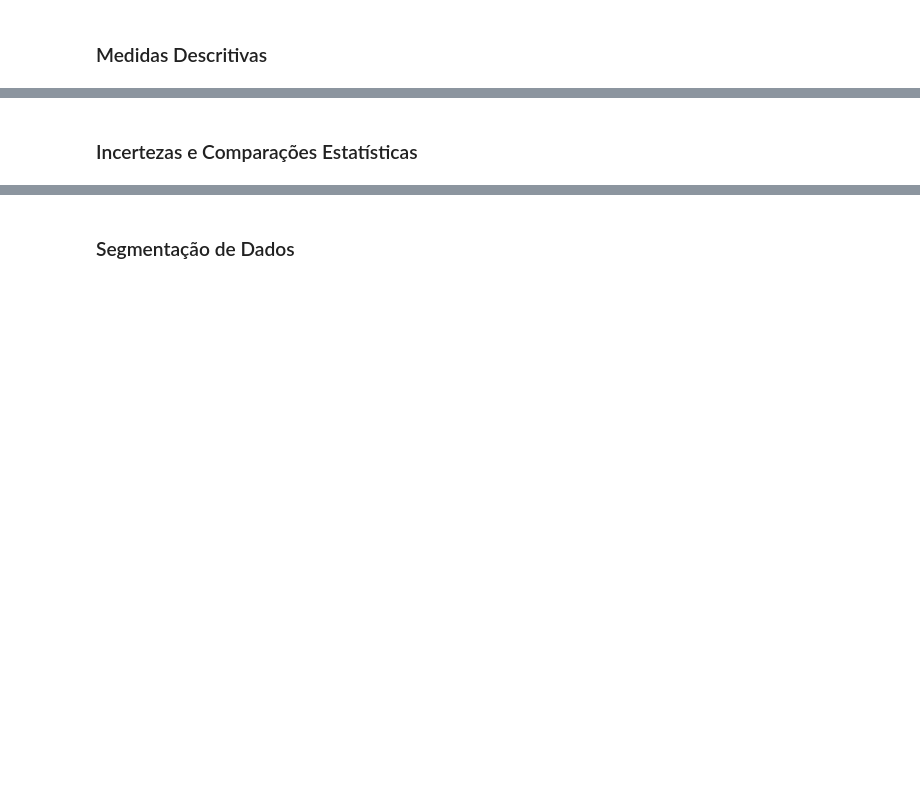
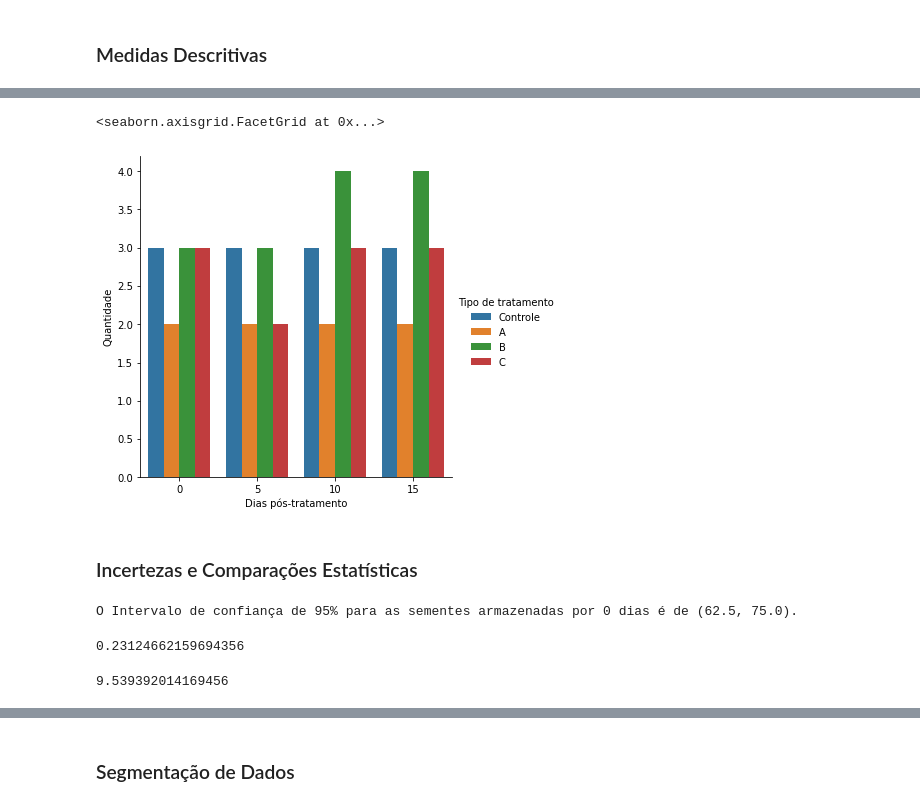
Before and after one commit to Cizika/Projeto-Sementes, a Jupyter notebook: AnáliseSementes.ipynb, the cells around one changed output, grey strips where cells are left out. Saved outputs shown, nothing was run; the diff lists cells and outputs as text; code cells hidden in the pictures; blank space fills up the shorter version.

```diff
--- a/AnáliseSementes.ipynb
+++ b/AnáliseSementes.ipynb
@@ -90,0 +133,4 @@ sns.catplot(kind="box", data=df_proporcao)
+# %%
+# Desempilhando dados de germinação em Quantidade
+dados_desempilhados_quantidade = pd.DataFrame(dados_germinacao.stack(), columns = ["Quantidade"]).reset_index()
+dados_desempilhados_quantidade.head()
@@ -91,3 +144,9 @@ sns.catplot(kind="box", data=df_proporcao)
+# %%
+# Utilizando biblioteca Seaborn para plotar um gráfico de barras
+sns.catplot(kind="bar",x='Dias pós-tratamento', y='Quantidade', hue='Tipo de tratamento', data=dados_desempilhados_quantidade)
+# %% [output]
+<seaborn.axisgrid.FacetGrid at 0x...>
+[figure, added]
 # %% [markdown]
 ### Incertezas e Comparações Estatísticas
 # %%
@@ -95,3 +154,31 @@ sns.catplot(kind="box", data=df_proporcao)
 # Realizar Comparações estatísticas com base nesses intervalos
 # Analisar os resultados
 # Responsável: Arthur
+# %%
+# Calculando estimativa intervalar da PORCENTAGEM de germinação para sementes tratadas após ZERO dias
+intervalo_zero_dias = 2 * np.sqrt(medidas_descritivas["0"]["Variancia"]/16)
+
+# Calculando Limite inferior para sementes 0 dias
+lim_inf = medidas_descritivas["0"]["Media"] - intervalo_zero_dias
+
+# Calculando Limite superior para sementes 0 dias
+lim_sup = medidas_descritivas["0"]["Media"] + intervalo_zero_dias
+
+print("O Intervalo de confiança de 95% para as sementes armazenadas por 0 dias é de (" + str(lim_inf) + ", " + str(lim_sup) + ").")
+# %% [output]
+O Intervalo de confiança de 95% para as sementes armazenadas por 0 dias é de (62.5, 75.0).
+# %%
+# Margem de erro
+# margem_erro = 2*np.sqrt((mean * (1 - mean)) / n)
+margem_erro = 2 * np.sqrt((0.69 * (1 - 0.69))/16) # Para 0 dias
+print(margem_erro)
+# %% [output]
+0.23124662159694356
+# %%
+# Comparação entre médias, diferença entre as duas médias populacionais se distancia,
+# provalvelmente 'diferenca' da diferenca amostral
+# diferenca = 2*np.sqrt((var1/n1) + (var2/n2))
+diferenca = 2*np.sqrt((208/4) + (156/4)) # 5 dias - 0 dias
+diferenca
+# %% [output]
+9.539392014169456
```
Also changed, not shown: parts of 44 cells of this notebook.
